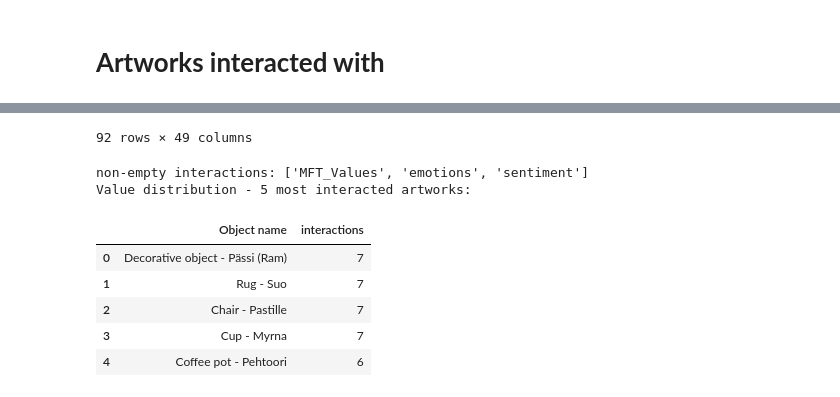
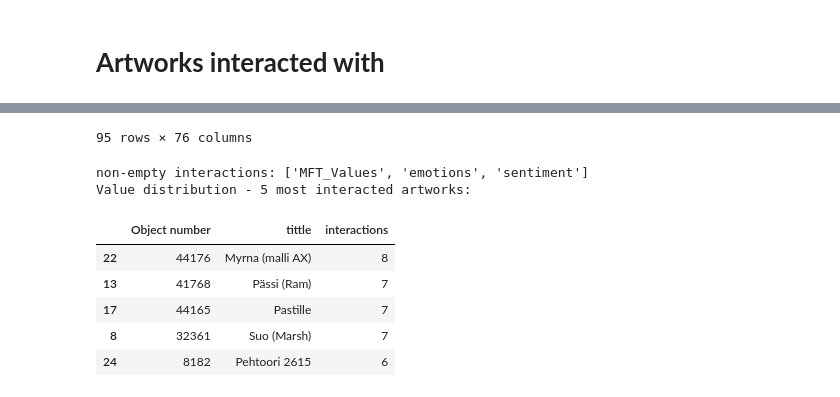
Before and after one commit to angelsanmar/LHD_Documentation, a Jupyter notebook: DMH/20230214/artifacts_stories_data.ipynb, the cells around one changed output, grey strips where cells are left out. Drawn from its saved outputs; the diff is of its cells as text; code cells hidden in the pictures.

```diff
--- a/DMH/20230214/artifacts_stories_data.ipynb
+++ b/DMH/20230214/artifacts_stories_data.ipynb
@@ -90,7 +90,7 @@ Each json entry includes the following information (they don't use ontologies):
 - Colour
 - Timestamp
 # %%
-filename = 'DB111_DMH - Pop_up_VR_Museum - Objects classification - English'
+filename = 'DB111_DMH - Pop_up_VR_Museum - Objects classification - English objectNameUpdated'
 objects_df = pd.read_json(parsedFolder + '/' + filename + '.json')
 objects_df
 # %% [output]
@@ -2836,11 +2804,17 @@ def interactedArtworks(df, idObjectColumn, interactionColumns = []):
     for column in validColumns:
         rows_df = getNonEmptyDataframe(rows_df, column)
 
-    display(rows_df)
+    # Combine with artworks (objects_df) to get the real name used in the CM and VISIR
+    rowsArtworks_df = rows_df.merge(objects_df, left_on=['Object number'], right_on=['id'],
+                   how='left', indicator=True)
+
+
+    display(rowsArtworks_df)
 
     # Value distribution
     artworks = 5
-    distribution_rows_df = rows_df[idObjectColumn].value_counts().rename_axis(idObjectColumn).reset_index(name = 'interactions').head(artworks)
+    #distribution_rows_df = rowsArtworks_df[idObjectColumn].value_counts().rename_axis(idObjectColumn).reset_index(name = 'interactions').head(artworks)
+    distribution_rows_df =  rowsArtworks_df.groupby([idObjectColumn, 'tittle']).size().reset_index(name='interactions').sort_values(by=['interactions'], ascending=False).head(5)
     print("non-empty interactions: " + str(interactionColumns))
     print("Value distribution - " + str(artworks) + " most interacted artworks: ")
     display(distribution_rows_df)
@@ -2923,4 +2918,4 @@ Value distribution - 5 most interacted artworks:
 # %%
 columns = ['MFT_Values', 'emotions', 'sentiment']
-interactedArtworks(combinedStories_df, 'Object name', interactionColumns = columns)
+interactedArtworks(combinedStories_df, 'Object number', interactionColumns = columns)
 # %% [output]
@@ -2939,9 +2934,9 @@ interactedArtworks(combinedStories_df, 'Object name', interactionColumns = colum
-92 rows × 49 columns
+95 rows × 76 columns
 non-empty interactions: ['MFT_Values', 'emotions', 'sentiment']
 Value distribution - 5 most interacted artworks:
-|  | Object name | interactions |
-| 0 | Decorative object - Pässi (Ram) | 7 |
-| 1 | Rug - Suo | 7 |
-| 2 | Chair - Pastille | 7 |
-| 3 | Cup - Myrna | 7 |
-| 4 | Coffee pot - Pehtoori | 6 |
+|  | Object number | tittle | interactions |
+| 22 | 44176 | Myrna (malli AX) | 8 |
+| 13 | 41768 | Pässi (Ram) | 7 |
+| 17 | 44165 | Pastille | 7 |
+| 8 | 32361 | Suo (Marsh) | 7 |
+| 24 | 8182 | Pehtoori 2615 | 6 |
```
Also changed, not shown: parts of 16 cells of this notebook, 2 other files.
